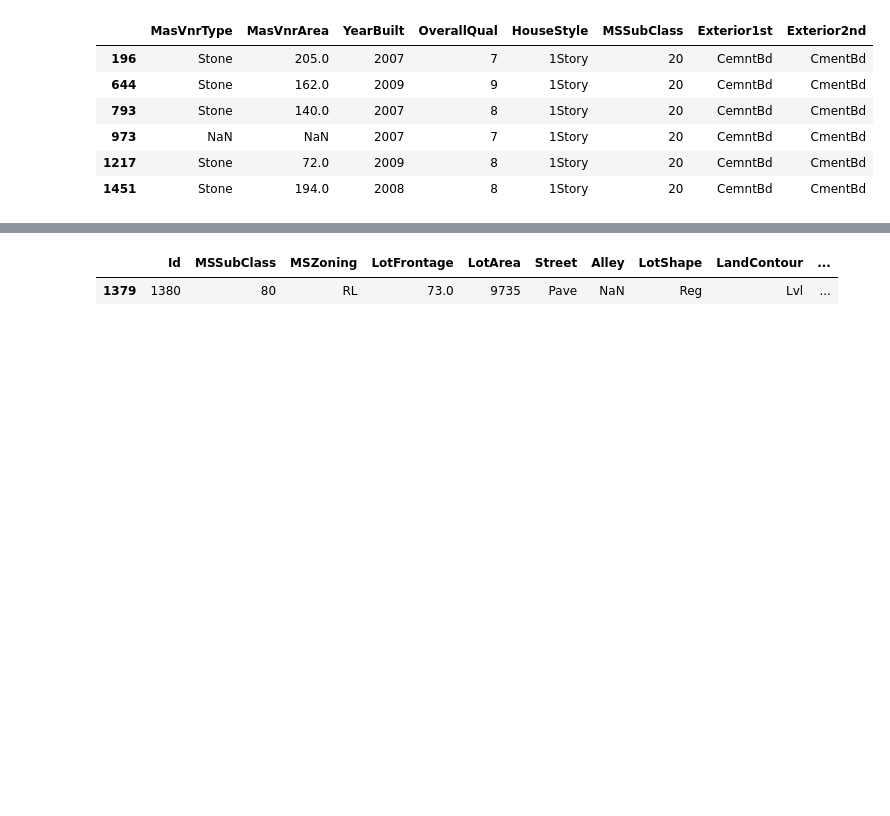
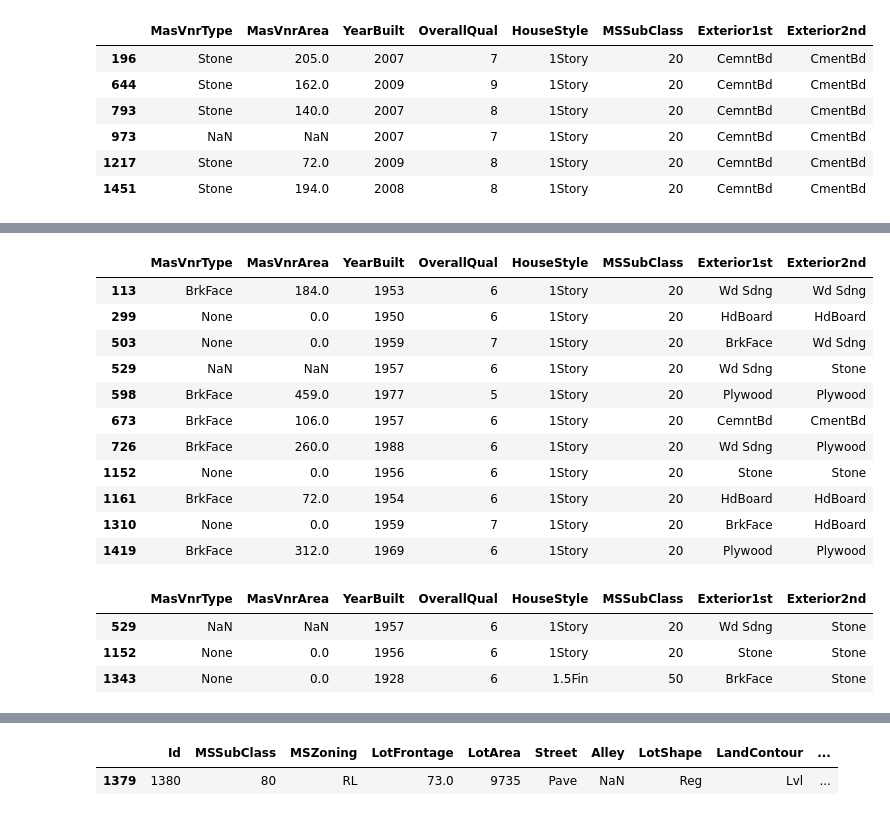
Before and after one commit to kogimurio/house_sales_prediction, a Jupyter notebook: saales_price_predictions.ipynb, the cells around one changed output, grey strips where cells are left out. Drawn from its saved outputs; the diff is of its cells as text; code cells hidden in the pictures; blank space fills up the shorter version.

```diff
--- a/saales_price_predictions.ipynb
+++ b/saales_price_predictions.ipynb
@@ -707,0 +730,29 @@ dataset[(dataset['Neighborhood'] == 'Somerst') &
+# %%
+# Investigating row 529
+dataset[(dataset['Neighborhood'] == 'Crawfor') &
+(dataset['HouseStyle'] == '1Story') &
+(dataset['MSSubClass'] == 20) &
+(dataset['Exterior1st'] == 'Wd Sdng') &
+(dataset['Exterior2nd'] == 'Stone')][['MasVnrType', 'MasVnrArea', 'YearBuilt', 'OverallQual', 'HouseStyle', 'MSSubClass','Exterior1st', 'Exterior2nd']]
+# %% [output]
+|  | MasVnrType | MasVnrArea | YearBuilt | OverallQual | HouseStyle | MSSubClass | Exterior1st | Exterior2nd |
+| 113 | BrkFace | 184.0 | 1953 | 6 | 1Story | 20 | Wd Sdng | Wd Sdng |
+| 299 | None | 0.0 | 1950 | 6 | 1Story | 20 | HdBoard | HdBoard |
+| 503 | None | 0.0 | 1959 | 7 | 1Story | 20 | BrkFace | Wd Sdng |
+| 529 | NaN | NaN | 1957 | 6 | 1Story | 20 | Wd Sdng | Stone |
+| 598 | BrkFace | 459.0 | 1977 | 5 | 1Story | 20 | Plywood | Plywood |
+| 673 | BrkFace | 106.0 | 1957 | 6 | 1Story | 20 | CemntBd | CmentBd |
+| 726 | BrkFace | 260.0 | 1988 | 6 | 1Story | 20 | Wd Sdng | Plywood |
+| 1152 | None | 0.0 | 1956 | 6 | 1Story | 20 | Stone | Stone |
+| 1161 | BrkFace | 72.0 | 1954 | 6 | 1Story | 20 | HdBoard | HdBoard |
+| 1310 | None | 0.0 | 1959 | 7 | 1Story | 20 | BrkFace | HdBoard |
+| 1419 | BrkFace | 312.0 | 1969 | 6 | 1Story | 20 | Plywood | Plywood |
+# %%
+# Investigating row 529
+dataset[(dataset['Neighborhood'] == 'Crawfor') &
+(dataset['Exterior2nd'] == 'Stone')][['MasVnrType', 'MasVnrArea', 'YearBuilt', 'OverallQual', 'HouseStyle', 'MSSubClass','Exterior1st', 'Exterior2nd']]
+# %% [output]
+|  | MasVnrType | MasVnrArea | YearBuilt | OverallQual | HouseStyle | MSSubClass | Exterior1st | Exterior2nd |
+| 529 | NaN | NaN | 1957 | 6 | 1Story | 20 | Wd Sdng | Stone |
+| 1152 | None | 0.0 | 1956 | 6 | 1Story | 20 | Stone | Stone |
+| 1343 | None | 0.0 | 1928 | 6 | 1.5Fin | 50 | BrkFace | Stone |
```
Also changed, not shown: parts of 8 cells of this notebook.
